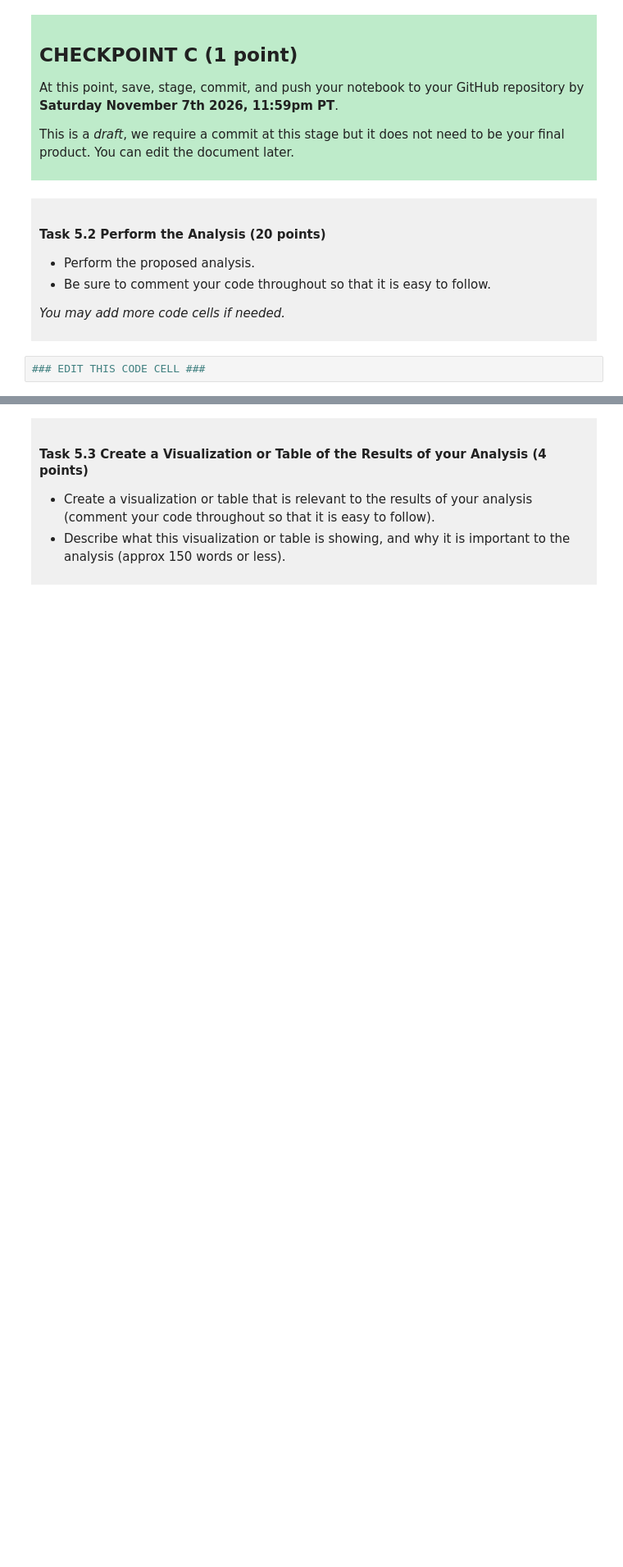
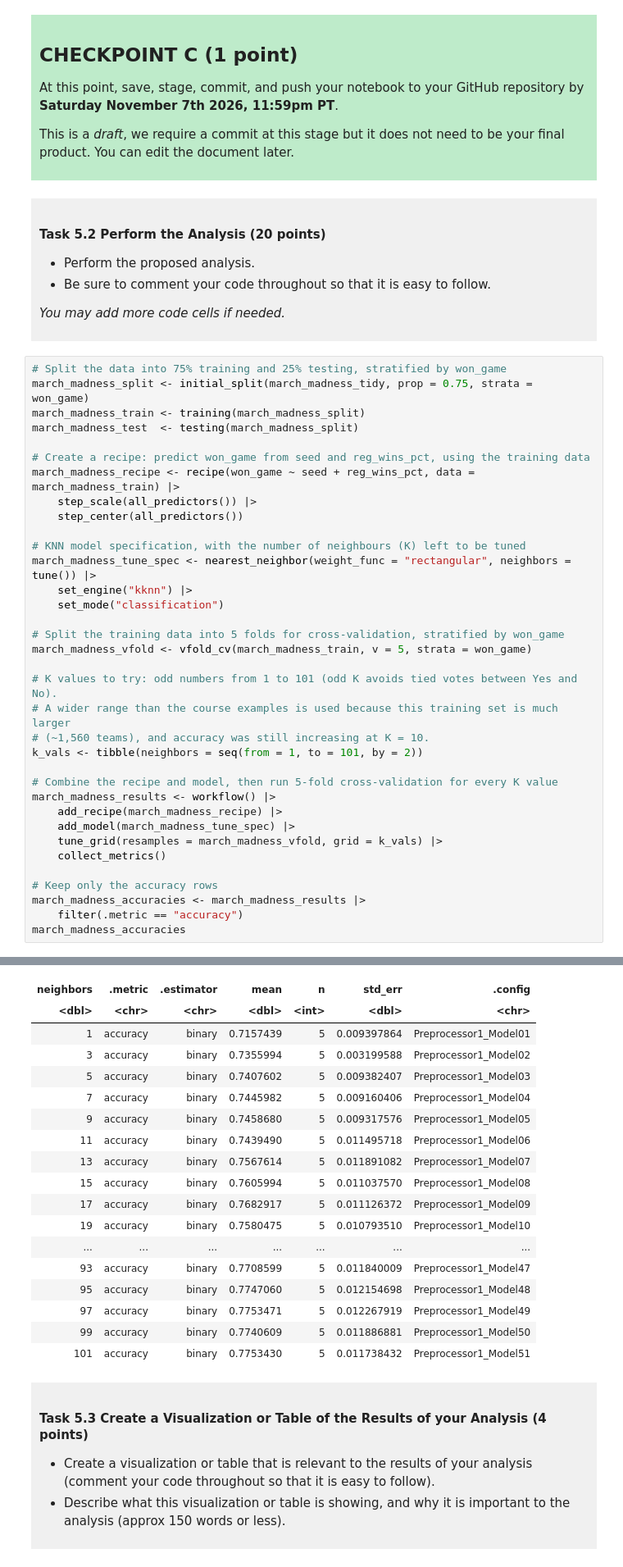
Before and after one commit to little-arthur/dsci_100_project_Leonard-Zheng, a Jupyter notebook: dsci-100-project-notebook.ipynb, the cells around one changed output, grey strips where cells are left out. Shown at 82% size. Saved outputs shown, nothing was run; the diff lists cells and outputs as text; blank space fills up the shorter version.

```diff
--- a/dsci-100-project-notebook.ipynb
+++ b/dsci-100-project-notebook.ipynb
@@ -505,4 +516,38 @@ This is a *draft*, we require a commit at this stage but it does not need to be
 
 </div>
 # %%
-### EDIT THIS CODE CELL ###
+# Split the data into 75% training and 25% testing, stratified by won_game
+march_madness_split <- initial_split(march_madness_tidy, prop = 0.75, strata = won_game)
+march_madness_train <- training(march_madness_split)
+march_madness_test  <- testing(march_madness_split)
+
+# Create a recipe: predict won_game from seed and reg_wins_pct, using the training data
+march_madness_recipe <- recipe(won_game ~ seed + reg_wins_pct, data = march_madness_train) |>
+    step_scale(all_predictors()) |>
+    step_center(all_predictors())
+
+# KNN model specification, with the number of neighbours (K) left to be tuned
+march_madness_tune_spec <- nearest_neighbor(weight_func = "rectangular", neighbors = tune()) |>
+    set_engine("kknn") |>
+    set_mode("classification")
+
+# Split the training data into 5 folds for cross-validation, stratified by won_game
+march_madness_vfold <- vfold_cv(march_madness_train, v = 5, strata = won_game)
+
+# K values to try: odd numbers from 1 to 101 (odd K avoids tied votes between Yes and No).
+# A wider range than the course examples is used because this training set is much larger
+# (~1,560 teams), and accuracy was still increasing at K = 10.
+k_vals <- tibble(neighbors = seq(from = 1, to = 101, by = 2))
+
+# Combine the recipe and model, then run 5-fold cross-validation for every K value
+march_madness_results <- workflow() |>
+    add_recipe(march_madness_recipe) |>
+    add_model(march_madness_tune_spec) |>
+    tune_grid(resamples = march_madness_vfold, grid = k_vals) |>
+    collect_metrics()
+
+# Keep only the accuracy rows
+march_madness_accuracies <- march_madness_results |>
+    filter(.metric == "accuracy")
+march_madness_accuracies
+# %% [output]
@@ -509,3 +555,21 @@ This is a *draft*, we require a commit at this stage but it does not need to be
+| neighbors | .metric | .estimator | mean | n | std_err | .config |
+| <dbl> | <chr> | <chr> | <dbl> | <int> | <dbl> | <chr> |
+| 1 | accuracy | binary | 0.7157439 | 5 | 0.009397864 | Preprocessor1_Model01 |
+| 3 | accuracy | binary | 0.7355994 | 5 | 0.003199588 | Preprocessor1_Model02 |
+| 5 | accuracy | binary | 0.7407602 | 5 | 0.009382407 | Preprocessor1_Model03 |
+| 7 | accuracy | binary | 0.7445982 | 5 | 0.009160406 | Preprocessor1_Model04 |
+| 9 | accuracy | binary | 0.7458680 | 5 | 0.009317576 | Preprocessor1_Model05 |
+| 11 | accuracy | binary | 0.7439490 | 5 | 0.011495718 | Preprocessor1_Model06 |
+| 13 | accuracy | binary | 0.7567614 | 5 | 0.011891082 | Preprocessor1_Model07 |
+| 15 | accuracy | binary | 0.7605994 | 5 | 0.011037570 | Preprocessor1_Model08 |
+| 17 | accuracy | binary | 0.7682917 | 5 | 0.011126372 | Preprocessor1_Model09 |
+| 19 | accuracy | binary | 0.7580475 | 5 | 0.010793510 | Preprocessor1_Model10 |
+| ... | ... | ... | ... | ... | ... | ... |
+| 93 | accuracy | binary | 0.7708599 | 5 | 0.011840009 | Preprocessor1_Model47 |
+| 95 | accuracy | binary | 0.7747060 | 5 | 0.012154698 | Preprocessor1_Model48 |
+| 97 | accuracy | binary | 0.7753471 | 5 | 0.012267919 | Preprocessor1_Model49 |
+| 99 | accuracy | binary | 0.7740609 | 5 | 0.011886881 | Preprocessor1_Model50 |
+| 101 | accuracy | binary | 0.7753430 | 5 | 0.011738432 | Preprocessor1_Model51 |
 # %% [markdown]
 <div style="background-color: #f0f0f0; padding: 10px;">
 
```
Also changed, not shown: parts of 7 cells of this notebook.
